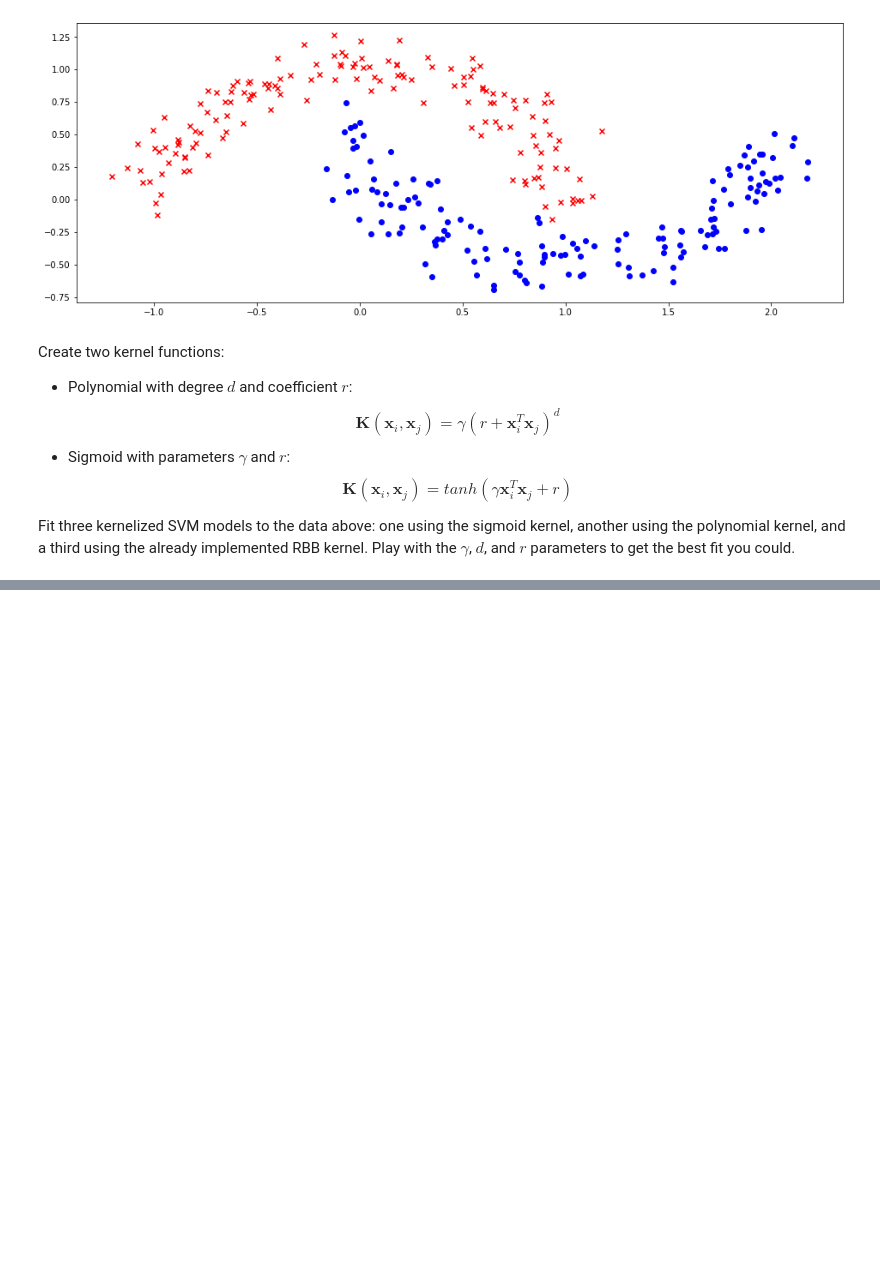
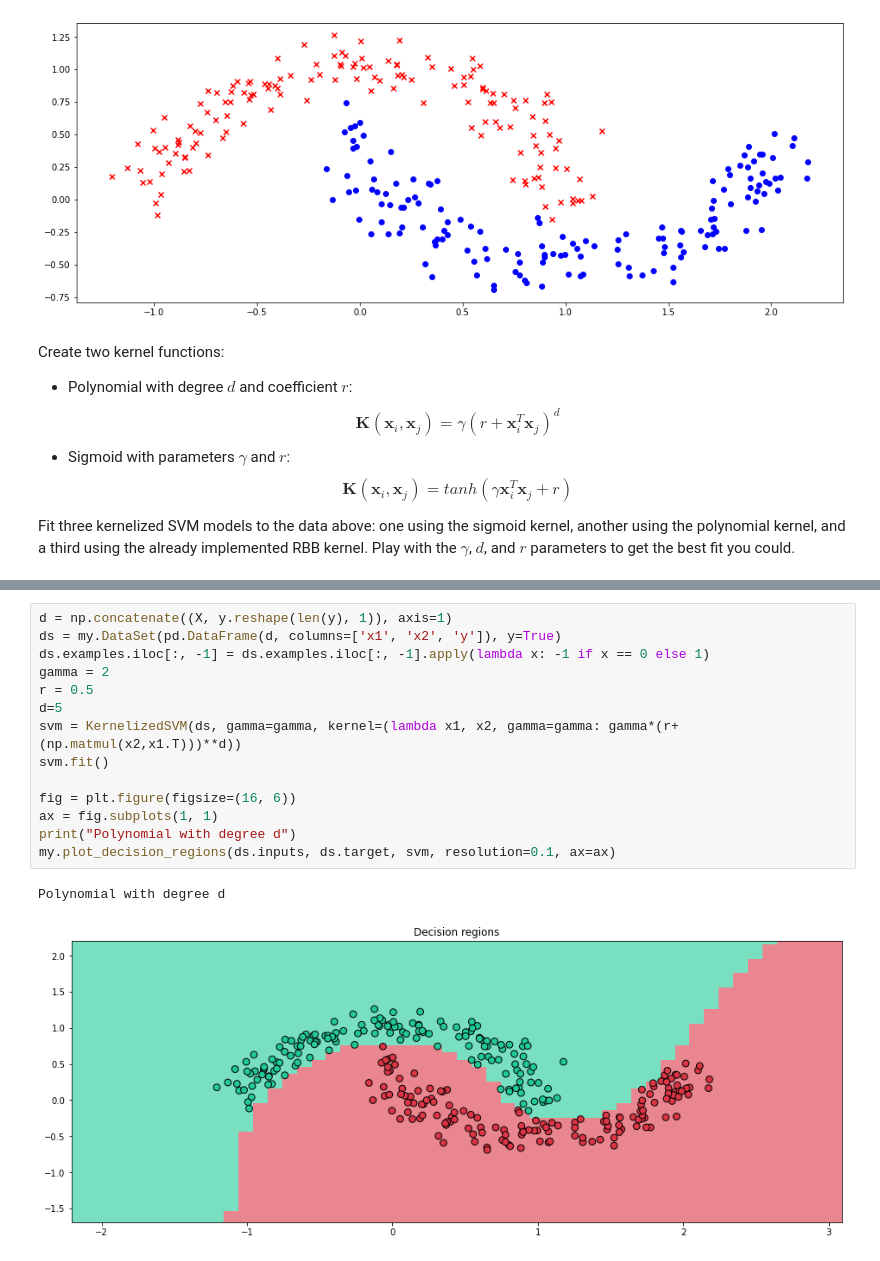
Before and after one commit to jasonsommer/cs6600-notebooks, a Jupyter notebook: 08.B-suppoert_vector_machines.ipynb, the cells around one changed output, grey strips where cells are left out. Saved outputs shown, nothing was run; the diff lists cells and outputs as text; blank space fills up the shorter version.

```diff
--- a/08.B-suppoert_vector_machines.ipynb
+++ b/08.B-suppoert_vector_machines.ipynb
@@ -423,0 +438,17 @@ Fit three kernelized SVM models to the data above: one using the sigmoid kernel,
+# %%
+d = np.concatenate((X, y.reshape(len(y), 1)), axis=1)
+ds = my.DataSet(pd.DataFrame(d, columns=['x1', 'x2', 'y']), y=True)
+ds.examples.iloc[:, -1] = ds.examples.iloc[:, -1].apply(lambda x: -1 if x == 0 else 1)
+gamma = 2
+r = 0.5
+d=5
+svm = KernelizedSVM(ds, gamma=gamma, kernel=(lambda x1, x2, gamma=gamma: gamma*(r+(np.matmul(x2,x1.T)))**d))
+svm.fit()
+
+fig = plt.figure(figsize=(16, 6))
+ax = fig.subplots(1, 1)
+print("Polynomial with degree d")
+my.plot_decision_regions(ds.inputs, ds.target, svm, resolution=0.1, ax=ax)
+# %% [output]
+Polynomial with degree d
+[figure, added]
```
Also changed, not shown: parts of 5 cells of this notebook.
